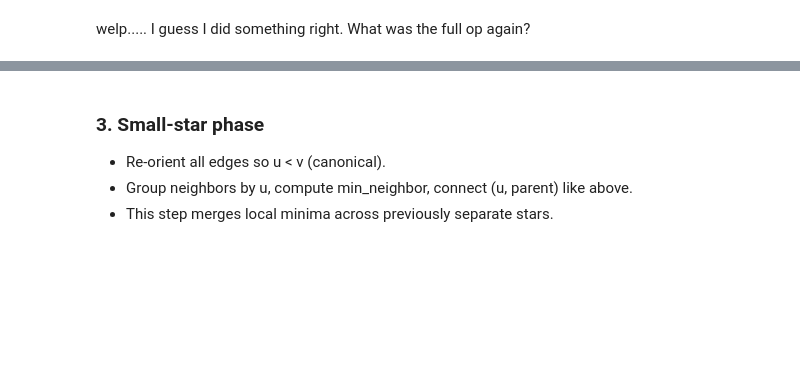
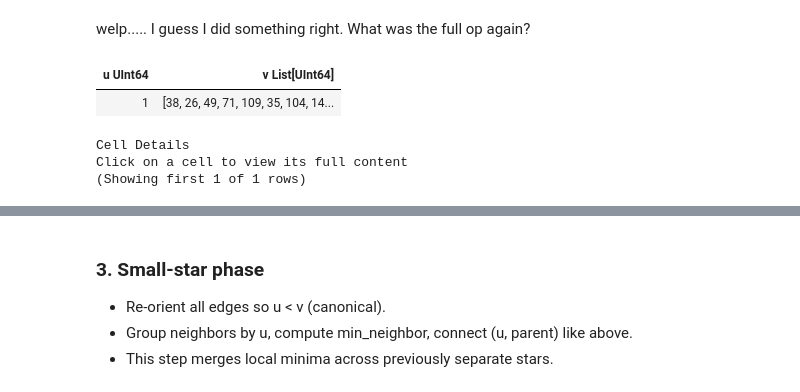
Before and after one commit to everettVT/daft-minhash-dedupe, a Jupyter notebook: friction/UNFILTERED_minhash_dedupe_common_crawl.ipynb, the cells around one changed output, grey strips where cells are left out. Saved outputs shown, nothing was run; the diff lists cells and outputs as text; code cells hidden in the pictures; blank space fills up the shorter version.

```diff
--- a/friction/UNFILTERED_minhash_dedupe_common_crawl.ipynb
+++ b/friction/UNFILTERED_minhash_dedupe_common_crawl.ipynb
@@ -683,27 +700,29 @@ True
 # %% [markdown]
 welp..... I guess I did something right. What was the full op again?
 # %%
-b = (
-    df_edges.select(col("left_edge").alias("u"), col("right_edge").alias("v"))
-    .where(~col("u").is_null())
-    .where(~col("v").is_null())
-    .where(col("u") != col("v"))
-    .collect() # Materialize
-)
+
 # l star
 a = (
-    b
+    df_edges_clean
     # large_star_map
     .select("u", "v")
     .union_all(b.select(col("v").alias("u"), col("u").alias("v"))) # Include upper and lower triangles
 
     .groupby("u").agg_list("v") # Group by u and aggregate the list of v's
 
     .with_column("min_edge", col("v").list.min()) # Find the minimum v for each u and call it min_edge
     .with_column("min_edge", (col("u") <= col("min_edge")).if_else(col("u"), col("min_edge"))) # If u is less than the min_edge, use u, otherwise use the min_edge... this is just a sanity check to ensure we are always moving towards lower ids.
     .with_column("v", col("v").explode())
     .where(col("v") > col("u"))
     .where(~col("v").is_null()) #should be a no-op but just in case
     .distinct()
     .select(col("u"), col("v"))
 )
+c = a.groupby("u").agg_list("v")
+c.show(10)
+# %% [output]
+| u UInt64 | v List[UInt64] |
+| 1 | [38, 26, 49, 71, 109, 35, 104, 14... |
+Cell Details
+Click on a cell to view its full content
+(Showing first 1 of 1 rows)
```
Also changed, not shown: parts of 21 cells of this notebook, 4 other files.
